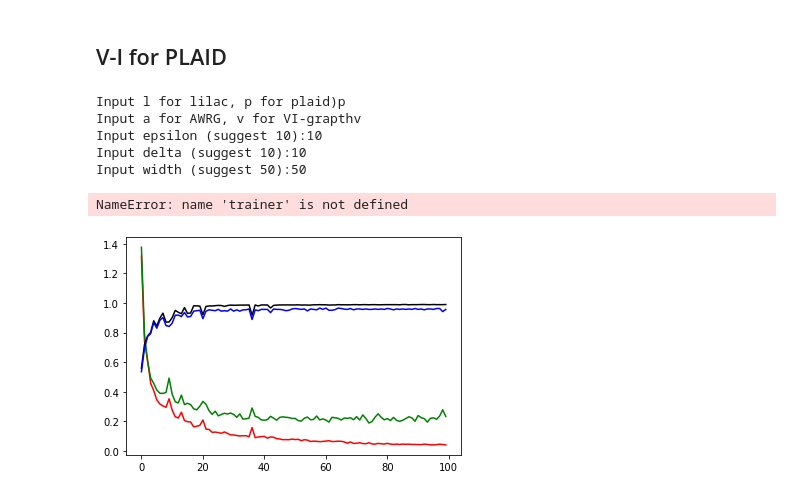
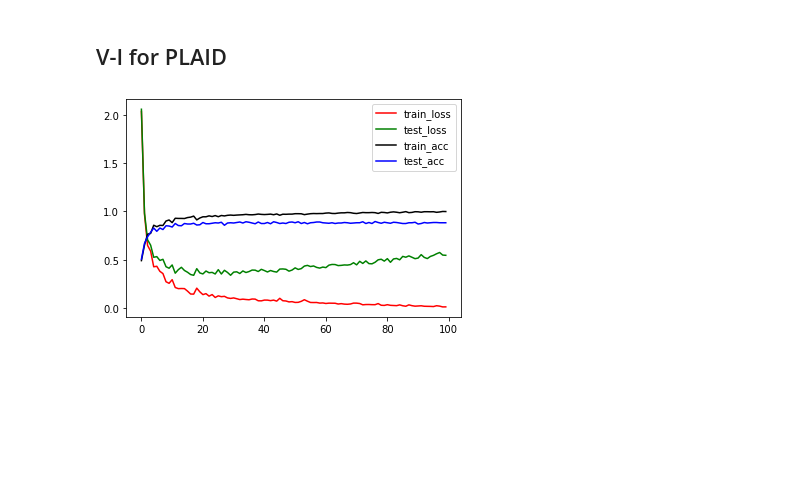
Before and after one commit to qypalice/AWRG4NILM, a Jupyter notebook: notebook/Replication.ipynb, the cells around one changed output. Cells and saved outputs as stored; diff of their text form; code cells hidden in the pictures; blank space fills up the shorter version.

```diff
--- a/notebook/Replication.ipynb
+++ b/notebook/Replication.ipynb
@@ -74,31 +73,20 @@ test_the_model(trainer, num_class, checkpoint_ap, file_name_ap)
 # %% [markdown]
 ## V-I for PLAID
 # %%
-# get_user_inputs()
-dataset, image_type, eps, delta, width = get_user_inputs()
+dataset = 'plaid'
+image_type = 'vi'
 
 # create_trainer()
 batch_size = 16
-num_class, trainer = create_trainer(dataset=dataset, image_type=image_type, multi_dimension=True, batch_size=batch_size,
+num_class, trainer = create_trainer(dataset=dataset, image_type=image_type, model_name=model_name, multi_dimension=True, batch_size=batch_size,
                                     width=width, eps=eps, delta=delta)
 
 # train_the_model()
 epochs = 100
-checkpoint_vp, file_name_vp = train_the_model(trainer, dataset, image_type, epochs, width, multi_dimension=True)
+checkpoint_vp, file_name_vp = train_the_model(trainer, dataset, image_type, model_name, epochs, width, multi_dimension=True)
+plot_learning_curve(file_name_vp)
+
+# test_the_model()
+test_the_model(trainer, num_class, checkpoint_vp, file_name_vp)
 # %% [output]
-Input l for lilac, p for plaid)p
-Input a for AWRG, v for VI-grapthv
-Input epsilon (suggest 10):10
-Input delta (suggest 10):10
-Input width (suggest 50):50
+[figure, added]
-# %%
-# test_the_model()
-test_the_model(trainer, num_class, checkpoint_vp, file_name_vp)
-# %% [output]
-NameError: name 'trainer' is not defined
-# %%
-
-file_name = 'lilac_adaptive_50'
-plot_learning_curve(file_name)
-# %% [output]
-[figure, removed]
```
Also changed, not shown: parts of 7 cells of this notebook, 53 other files.
